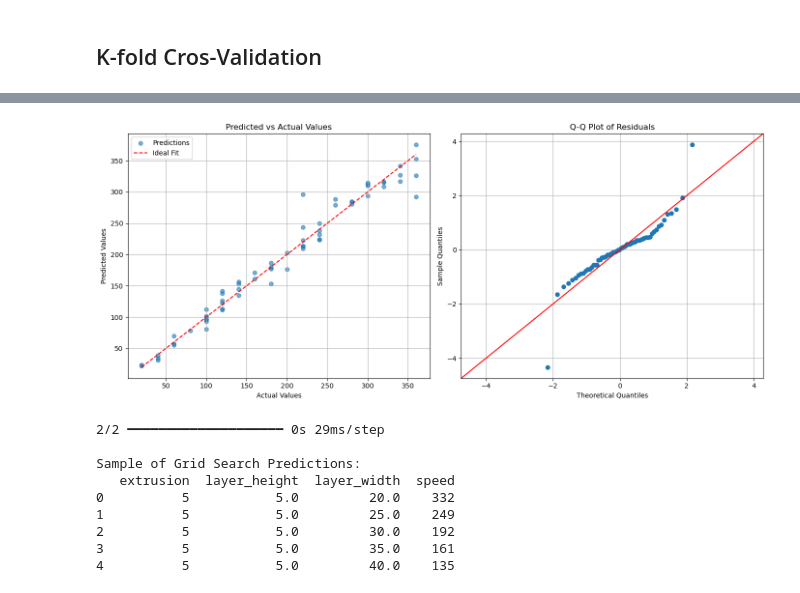
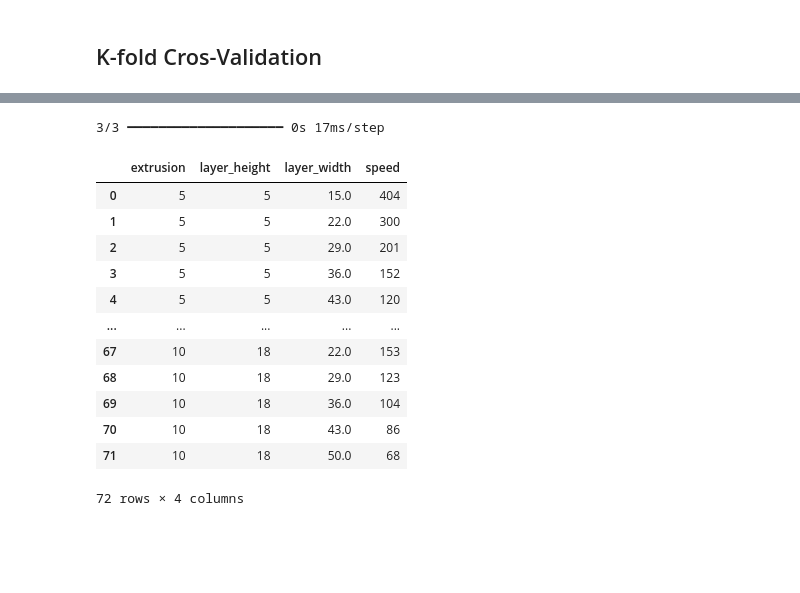
Before and after one commit to ozgucbertug/3DCP-Extrusion-Parameter-Optimization, a Jupyter notebook: data_driven_3dcp.ipynb, the cells around one changed output, grey strips where cells are left out. Drawn from its saved outputs; the diff is of its cells as text; code cells hidden in the pictures; blank space fills up the shorter version.

```diff
--- a/data_driven_3dcp.ipynb
+++ b/data_driven_3dcp.ipynb
@@ -381,63 +321,36 @@ R²: 0.9683, MSE: 307.0786, RMSE: 17.5237, MAE: 11.3694,
-# %%
-import statsmodels.api as sm
-
-# Ensure y_test_pred is 1D
-y_pred = y_test_pred.flatten()
-
-# Compute residuals
-residuals = y_test - y_pred
-
-# Create a figure with two subplots
-fig, axs = plt.subplots(1, 2, figsize=(14, 6))
-
-# 1. Predicted vs Actual (Parity) Plot on the first subplot
-axs[0].scatter(y_test, y_pred, alpha=0.6, label="Predictions")
-axs[0].plot([y_test.min(), y_test.max()], [y_test.min(), y_test.max()], 'r--', label="Ideal Fit")
-axs[0].set_xlabel("Actual Values")
-axs[0].set_ylabel("Predicted Values")
-axs[0].set_title("Predicted vs Actual Values")
-axs[0].legend()
-axs[0].grid(True)
-
-# 2. Q-Q Plot of the residuals on the second subplot
-sm.qqplot(residuals, line='45', fit=True, ax=axs[1])
-axs[1].set_title("Q-Q Plot of Residuals")
-axs[1].grid(True)
-
-plt.tight_layout()
-plt.show()
-# %% [output]
-[figure, removed]
 # %%
 # Define the search grid ranges
-layer_height_range = np.linspace(5, 15, num=5)
-layer_width_range  = np.linspace(20, 40, num=5)
+layer_height_range = [5, 8, 10, 12, 15, 18]
+layer_width_range  = np.linspace(15, 50, num=6)
 extrusion_values   = [5, 10]
 
 # Create the Cartesian product
 grid = list(product(extrusion_values, layer_height_range, layer_width_range))
 search_grid = pd.DataFrame(grid, columns=['extrusion', 'layer_height', 'layer_width'])
 
 # Scale the grid data using the final scaler
 search_grid_scaled = scaler.transform(search_grid)
 
 # Predict speed with the final NN model
 grid_predictions = nn.predict(search_grid_scaled)
 search_grid['speed'] = np.round(grid_predictions).astype(int)
 
-print("\nSample of Grid Search Predictions:")
-print(search_grid.head())
+display(search_grid)
 
-# # Optionally, save the results
-# model_name = '3dcp_model'
-# search_grid.to_csv(model_name + '_validation_experiment.csv', index=False)
+if SAVE_MODEL:
+    search_grid.to_csv(f"{SAVE_DIR}/{FILE_NAME}_validation.csv", index=False)
 # %% [output]
-2/2 ━━━━━━━━━━━━━━━━━━━━ 0s 29ms/step
-
-Sample of Grid Search Predictions:
-   extrusion  layer_height  layer_width  speed
-0          5           5.0         20.0    332
-1          5           5.0         25.0    249
-2          5           5.0         30.0    192
-3          5           5.0         35.0    161
-4          5           5.0         40.0    135
+3/3 ━━━━━━━━━━━━━━━━━━━━ 0s 17ms/step
+|  | extrusion | layer_height | layer_width | speed |
+| 0 | 5 | 5 | 15.0 | 404 |
+| 1 | 5 | 5 | 22.0 | 300 |
+| 2 | 5 | 5 | 29.0 | 201 |
+| 3 | 5 | 5 | 36.0 | 152 |
+| 4 | 5 | 5 | 43.0 | 120 |
+| ... | ... | ... | ... | ... |
+| 67 | 10 | 18 | 22.0 | 153 |
+| 68 | 10 | 18 | 29.0 | 123 |
+| 69 | 10 | 18 | 36.0 | 104 |
+| 70 | 10 | 18 | 43.0 | 86 |
+| 71 | 10 | 18 | 50.0 | 68 |
+72 rows × 4 columns
```
Also changed, not shown: parts of 30 cells of this notebook, 5 other files.
